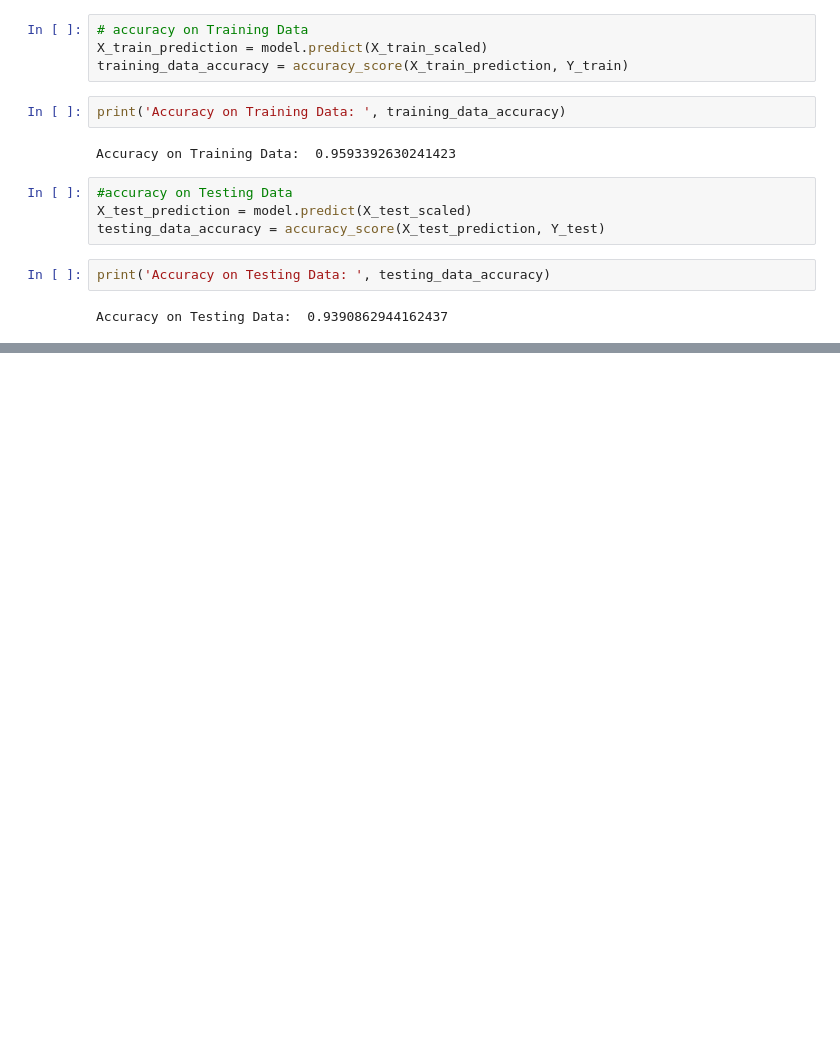
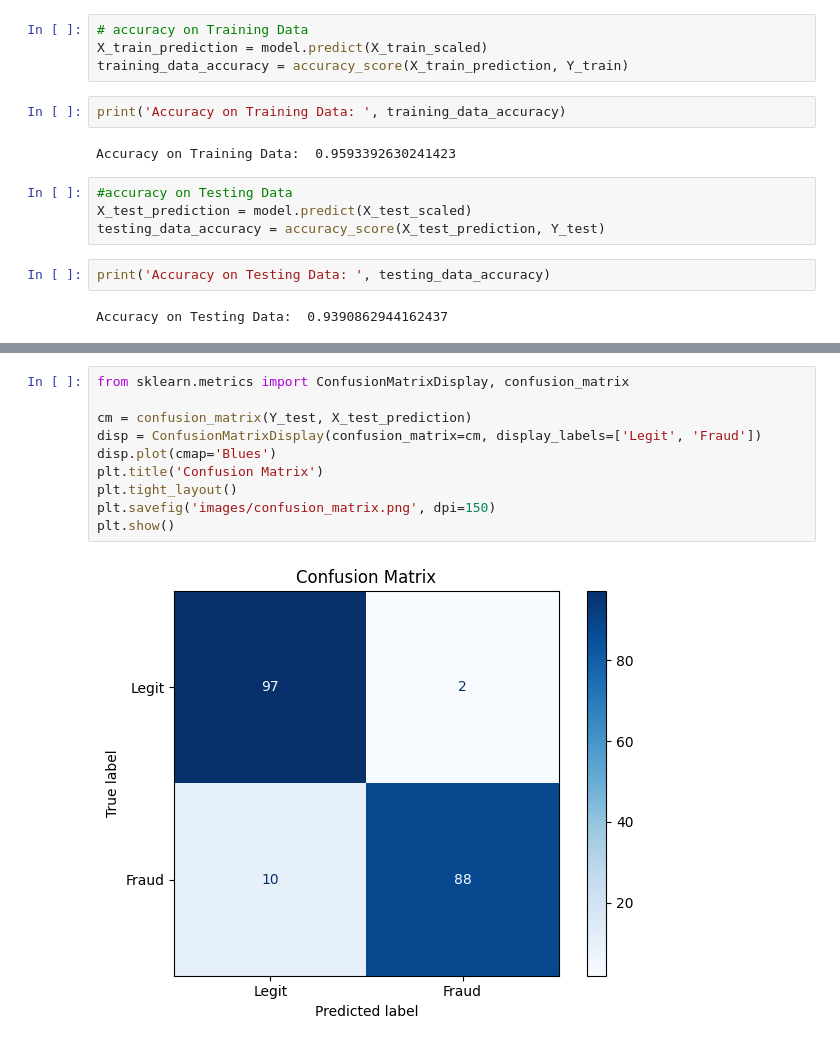
Before and after one commit to jeyeshkarthik/credit-card-fraud-detection, a Jupyter notebook: credit_card_fraud_Detection.ipynb, the cells around one changed output, grey strips where cells are left out. Drawn from its saved outputs; the diff is of its cells as text; blank space fills up the shorter version.

```diff
--- a/credit_card_fraud_Detection.ipynb
+++ b/credit_card_fraud_Detection.ipynb
@@ -284,0 +301,12 @@ Accuracy on Testing Data:  0.9390862944162437
+# %%
+from sklearn.metrics import ConfusionMatrixDisplay, confusion_matrix
+
+cm = confusion_matrix(Y_test, X_test_prediction)
+disp = ConfusionMatrixDisplay(confusion_matrix=cm, display_labels=['Legit', 'Fraud'])
+disp.plot(cmap='Blues')
+plt.title('Confusion Matrix')
+plt.tight_layout()
+plt.savefig('images/confusion_matrix.png', dpi=150)
+plt.show()
+# %% [output]
+[figure, added]
```
Also changed, not shown: parts of 5 cells of this notebook.
